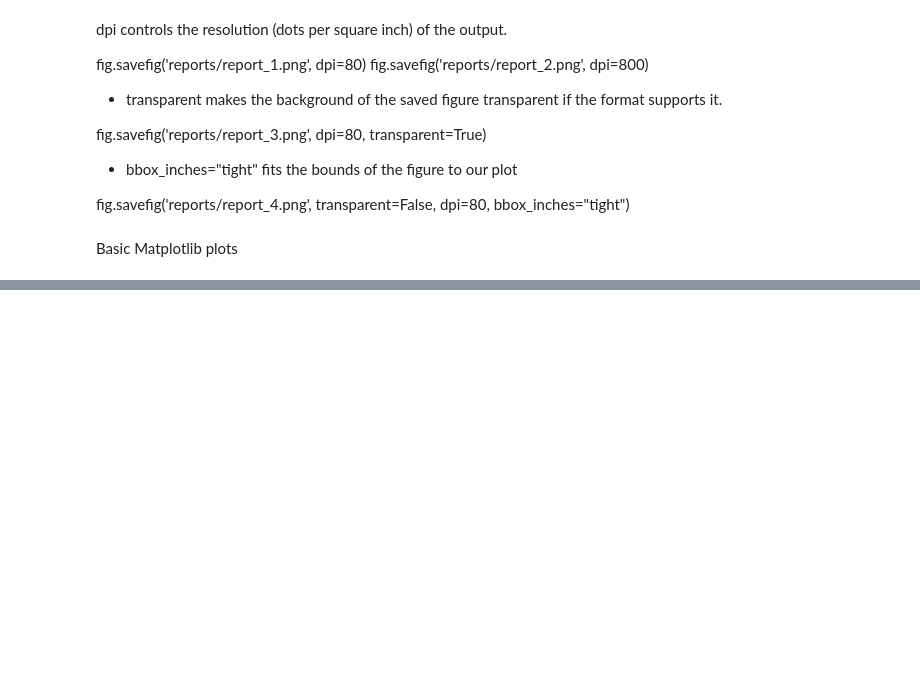
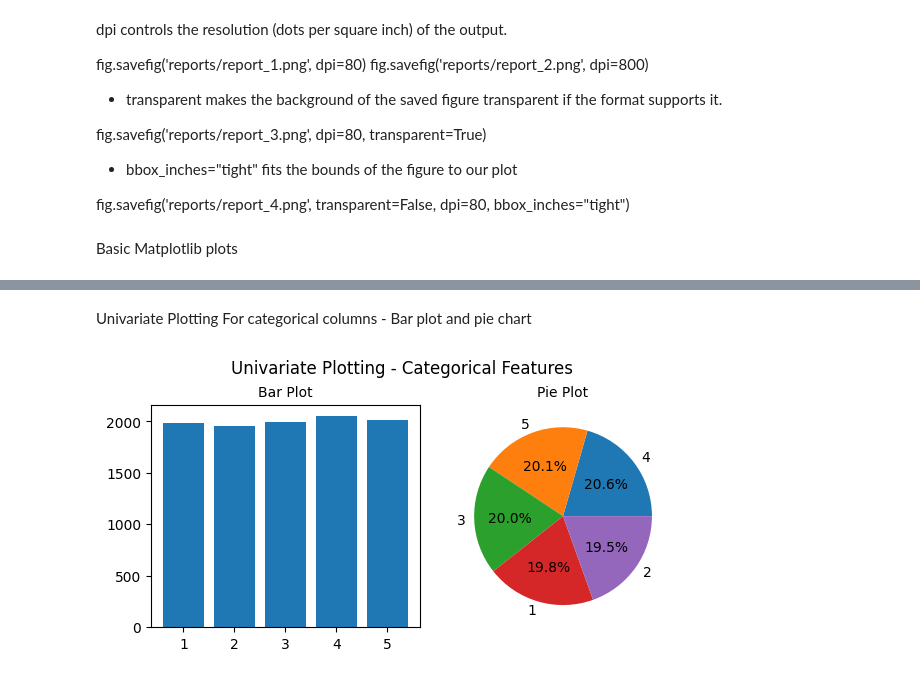
Before and after one commit to Tolash123/Machine_learning_and_Deep_learning, a Jupyter notebook: Module2-python for Data Analysis/8. Advance Visualizations - Matplotlib/advance.ipynb, the cells around one changed output, grey strips where cells are left out. Cells and saved outputs as stored; diff of their text form; code cells hidden in the pictures; blank space fills up the shorter version.

```diff
--- a/Module2-python for Data Analysis/8. Advance Visualizations - Matplotlib/advance.ipynb
+++ b/Module2-python for Data Analysis/8. Advance Visualizations - Matplotlib/advance.ipynb
@@ -661,0 +703,17 @@ Basic Matplotlib plots
+# %% [markdown]
+Univariate Plotting For categorical columns - Bar plot and pie chart
+# %%
+fig, axs = plt.subplots(1, 2, figsize=(6, 3), layout="constrained")
+fig.suptitle("Univariate Plotting - Categorical Features")
+
+bar_plt_data = df["col_2"].value_counts()
+axs[0].bar(bar_plt_data.index, bar_plt_data.values)
+axs[0].set_title("Bar Plot", fontsize="medium")
+
+bar_plt_data_normalized = df["col_2"].value_counts(normalize=True)
+axs[1].pie(bar_plt_data_normalized.values, labels=bar_plt_data_normalized.index, autopct='%1.1f%%')
+axs[1].set_title("Pie Plot", fontsize="medium")
+
+plt.show()
+# %% [output]
+[figure, added]
```
Also changed, not shown: parts of 7 cells of this notebook, 5 other files.
